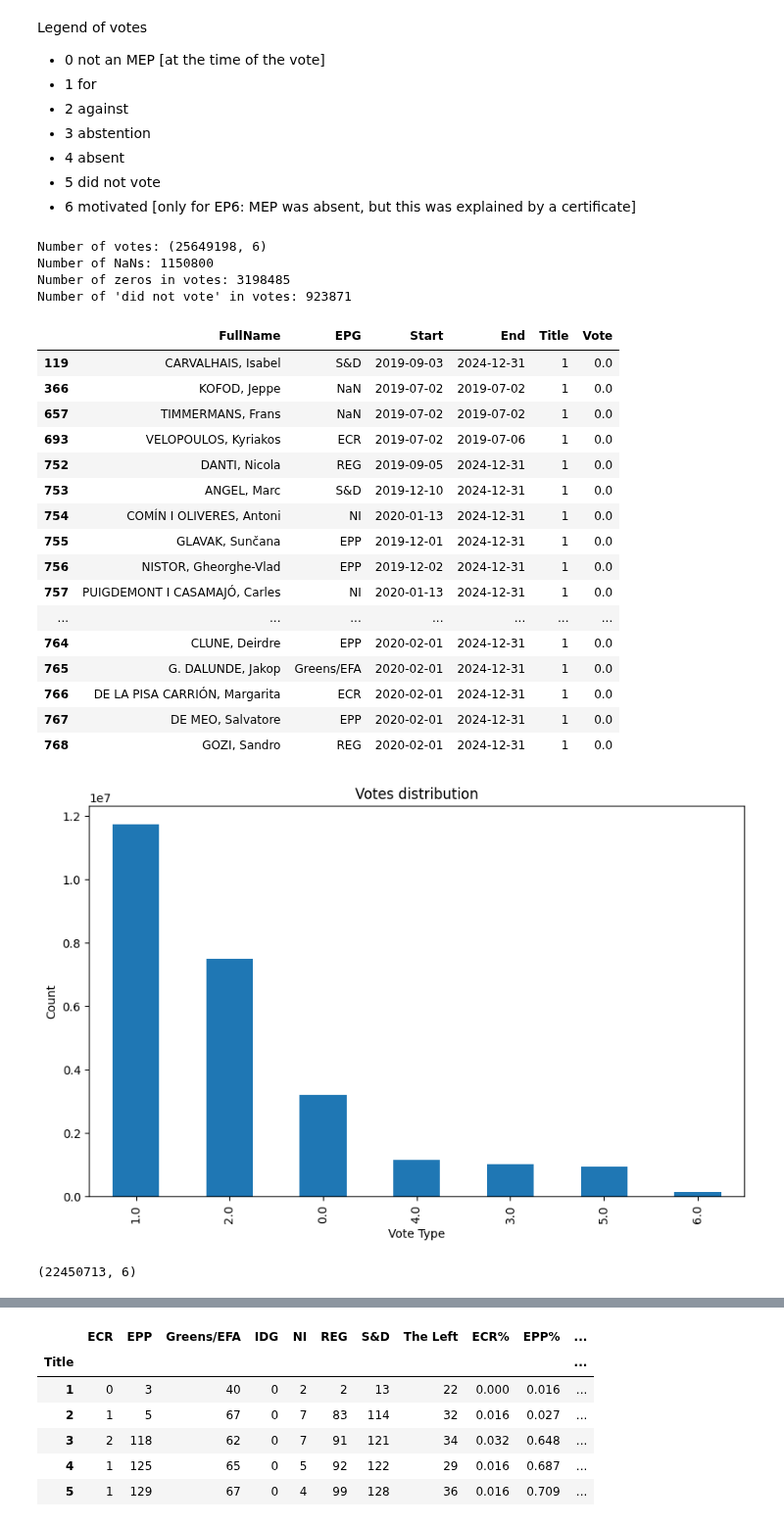
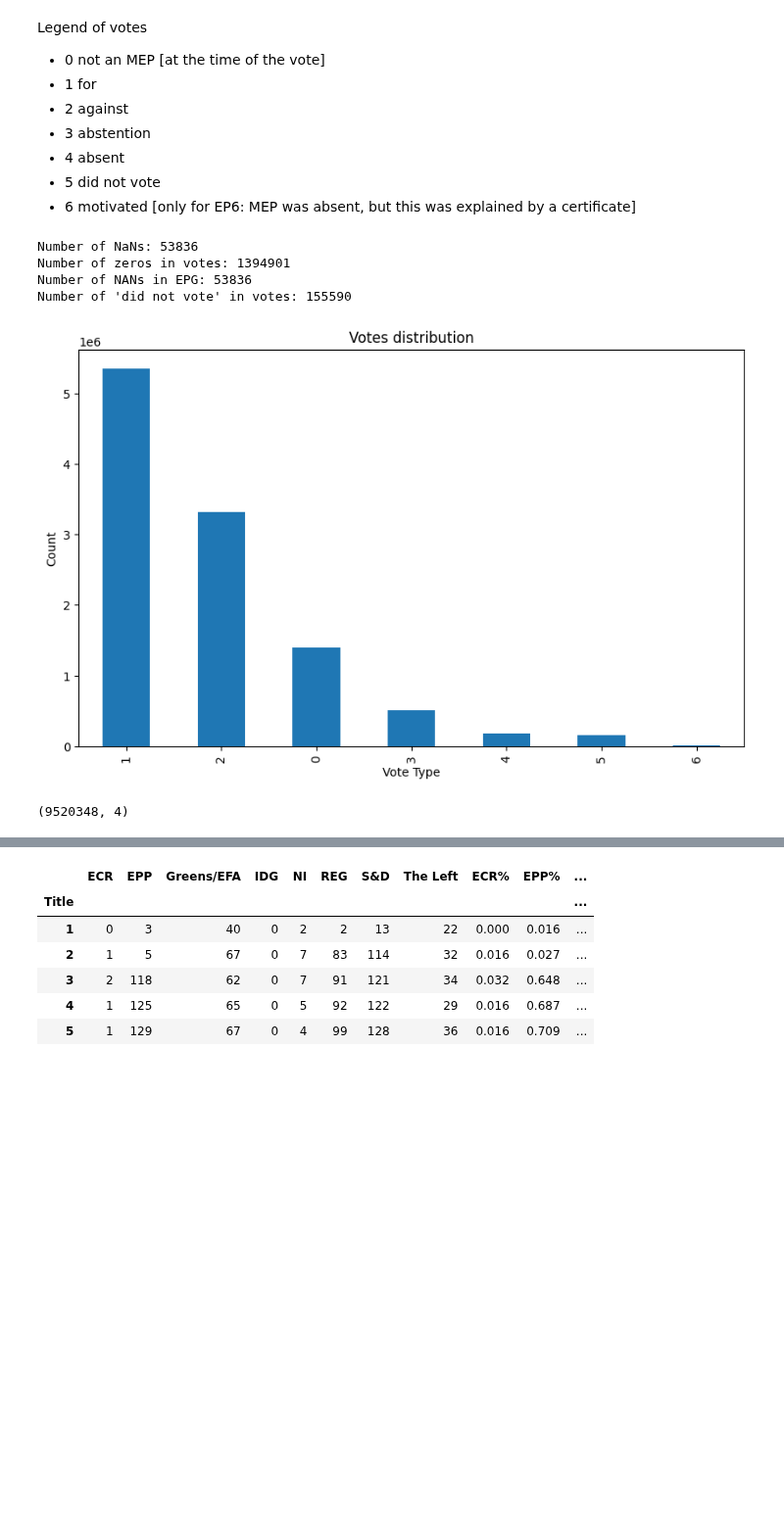
Before and after one commit to izu457/Thesis_Finetuning_GPT3.5_Political_Stance, a Jupyter notebook: EDA.ipynb, the cells around one changed output, grey strips where cells are left out. Shown at 98% size. Cells and saved outputs as stored; diff of their text form; code cells hidden in the pictures; blank space fills up the shorter version.

```diff
--- a/EDA.ipynb
+++ b/EDA.ipynb
@@ -220,0 +251,20 @@ display(df_mps_melted.tail(20))
+# %%
+# unpivot dataframes from wide to long format
+meps_melted_EP9 = votes_meps_EP9.melt(id_vars=['FullName', 'EPG'], var_name='Title', value_name='Vote')
+meps_melted_EP8 = votes_meps_EP8.melt(id_vars=['FullName', 'EPG'], var_name='Title', value_name='Vote')
+meps_melted_EP7 = votes_meps_EP7.melt(id_vars=['FullName', 'EPG'], var_name='Title', value_name='Vote')
+
+# drop rows with NaN values in column "Vote"
+meps_melted_EP9 = meps_melted_EP9.dropna(subset=['Vote'])
+meps_melted_EP8 = meps_melted_EP8.dropna(subset=['Vote'])
+meps_melted_EP7 = meps_melted_EP7.dropna(subset=['Vote'])
+
+# convert all values in column Title to integers
+meps_melted_EP9['Title'] = meps_melted_EP9['Title'].astype(int)
+meps_melted_EP8['Title'] = meps_melted_EP8['Title'].astype(int)
+meps_melted_EP7['Title'] = meps_melted_EP7['Title'].astype(int)
+
+print(meps_melted_EP9.shape)
+print(meps_melted_EP8.shape)
+print(meps_melted_EP7.shape)
+display(meps_melted_EP9.head())
@@ -228,49 +288,30 @@ Legend of votes
 - 5 did not vote
 - 6 motivated [only for EP6: MEP was absent, but this was explained by a certificate]
 # %%
-# print number of zeros for votes
-print(f"Number of votes: {df_mps_melted.shape}")
-# print numbe rof nans anywhere in dataframe
-print(f"Number of NaNs: {df_mps_melted.isnull().sum().sum()}")
-print(f"Number of zeros in votes: {df_mps_melted[df_mps_melted['Vote'] == 0].shape[0]}")
-print(f"Number of 'did not vote' in votes: {df_mps_melted[df_mps_melted['Vote'] == 5].shape[0]}")
-
-
-# print first 20 rows of votes with zero
-display(df_mps_melted[df_mps_melted['Vote'] == 0].head(20))
+# print number of nans anywhere in dataframe
+print(f"Number of NaNs: {meps_melted_EP9.isnull().sum().sum()}")
+print(f"Number of zeros in votes: {meps_melted_EP9[meps_melted_EP9['Vote'] == 0].shape[0]}")
+print(f"Number of NANs in EPG: {meps_melted_EP9['EPG'].isnull().sum()}")
+print(f"Number of 'did not vote' in votes: {meps_melted_EP9[meps_melted_EP9['Vote'] == 5].shape[0]}")
 
 # display a line plot of the different types of votes
 plt.figure(figsize=(10, 6))
-df_mps_melted['Vote'].value_counts().plot(kind='bar')
+meps_melted_EP9['Vote'].value_counts().plot(kind='bar')
 plt.title('Votes distribution')
 plt.xlabel('Vote Type')
 plt.ylabel('Count')
 plt.show()
 
 # delete rows with zero votes
-df_mps_melted = df_mps_melted[df_mps_melted['Vote'] != 0]
-print(df_mps_melted.shape)
+meps_melted_EP9 = meps_melted_EP9[meps_melted_EP9['Vote'] != 0]
+print(meps_melted_EP9.shape)
+
+# delete rows where EPG is NaN
+meps_melted_EP9 = meps_melted_EP9.dropna(subset=['EPG'])
 # %% [output]
-Number of votes: (25649198, 6)
-Number of NaNs: 1150800
-Number of zeros in votes: 3198485
-Number of 'did not vote' in votes: 923871
+Number of NaNs: 53836
+Number of zeros in votes: 1394901
+Number of NANs in EPG: 53836
+Number of 'did not vote' in votes: 155590
-|  | FullName | EPG | Start | End | Title | Vote |
-| 119 | CARVALHAIS, Isabel | S&D | 2019-09-03 | 2024-12-31 | 1 | 0.0 |
-| 366 | KOFOD, Jeppe | NaN | 2019-07-02 | 2019-07-02 | 1 | 0.0 |
-| 657 | TIMMERMANS, Frans | NaN | 2019-07-02 | 2019-07-02 | 1 | 0.0 |
-| 693 | VELOPOULOS, Kyriakos | ECR | 2019-07-02 | 2019-07-06 | 1 | 0.0 |
-| 752 | DANTI, Nicola | REG | 2019-09-05 | 2024-12-31 | 1 | 0.0 |
-| 753 | ANGEL, Marc | S&D | 2019-12-10 | 2024-12-31 | 1 | 0.0 |
-| 754 | COMÍN I OLIVERES, Antoni | NI | 2020-01-13 | 2024-12-31 | 1 | 0.0 |
-| 755 | GLAVAK, Sunčana | EPP | 2019-12-01 | 2024-12-31 | 1 | 0.0 |
-| 756 | NISTOR, Gheorghe-Vlad | EPP | 2019-12-02 | 2024-12-31 | 1 | 0.0 |
-| 757 | PUIGDEMONT I CASAMAJÓ, Carles | NI | 2020-01-13 | 2024-12-31 | 1 | 0.0 |
-| ... | ... | ... | ... | ... | ... | ... |
-| 764 | CLUNE, Deirdre | EPP | 2020-02-01 | 2024-12-31 | 1 | 0.0 |
-| 765 | G. DALUNDE, Jakop | Greens/EFA | 2020-02-01 | 2024-12-31 | 1 | 0.0 |
-| 766 | DE LA PISA CARRIÓN, Margarita | ECR | 2020-02-01 | 2024-12-31 | 1 | 0.0 |
-| 767 | DE MEO, Salvatore | EPP | 2020-02-01 | 2024-12-31 | 1 | 0.0 |
-| 768 | GOZI, Sandro | REG | 2020-02-01 | 2024-12-31 | 1 | 0.0 |
-[figure, old version]
+[figure, new version]
-(22450713, 6)
+(9520348, 4)
```
Also changed, not shown: parts of 21 cells of this notebook, 1 other file.
